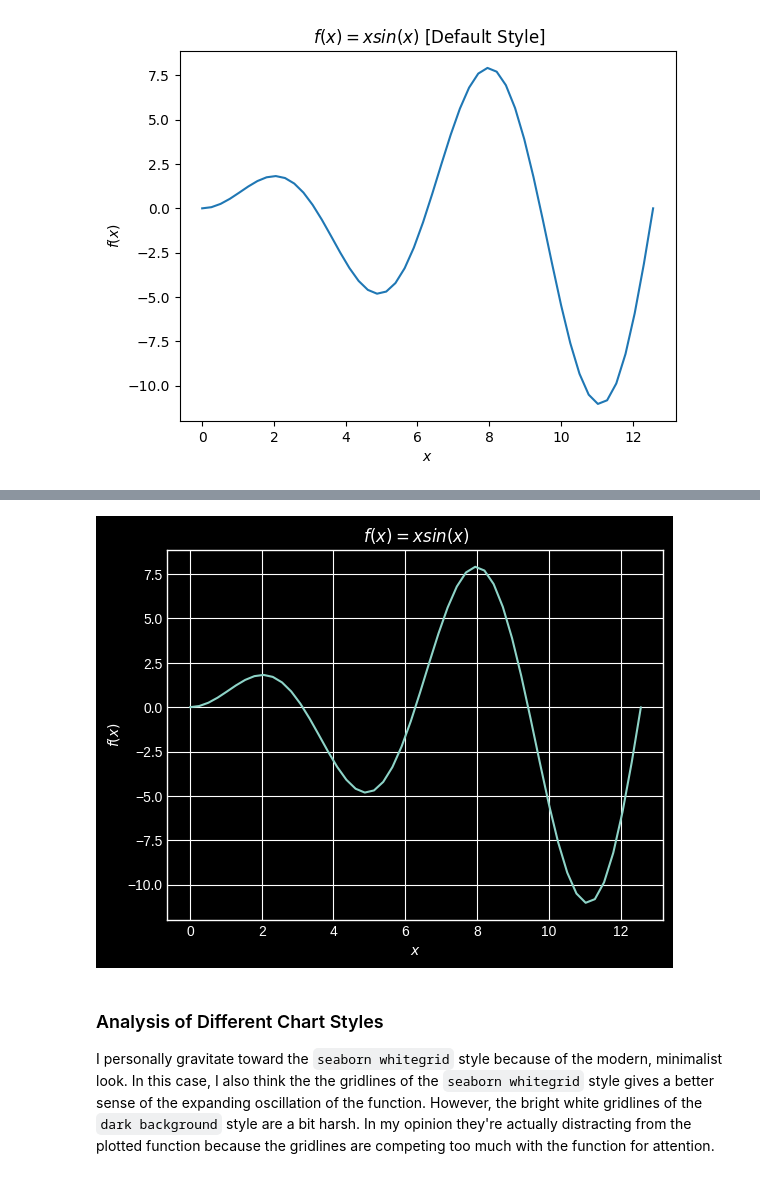
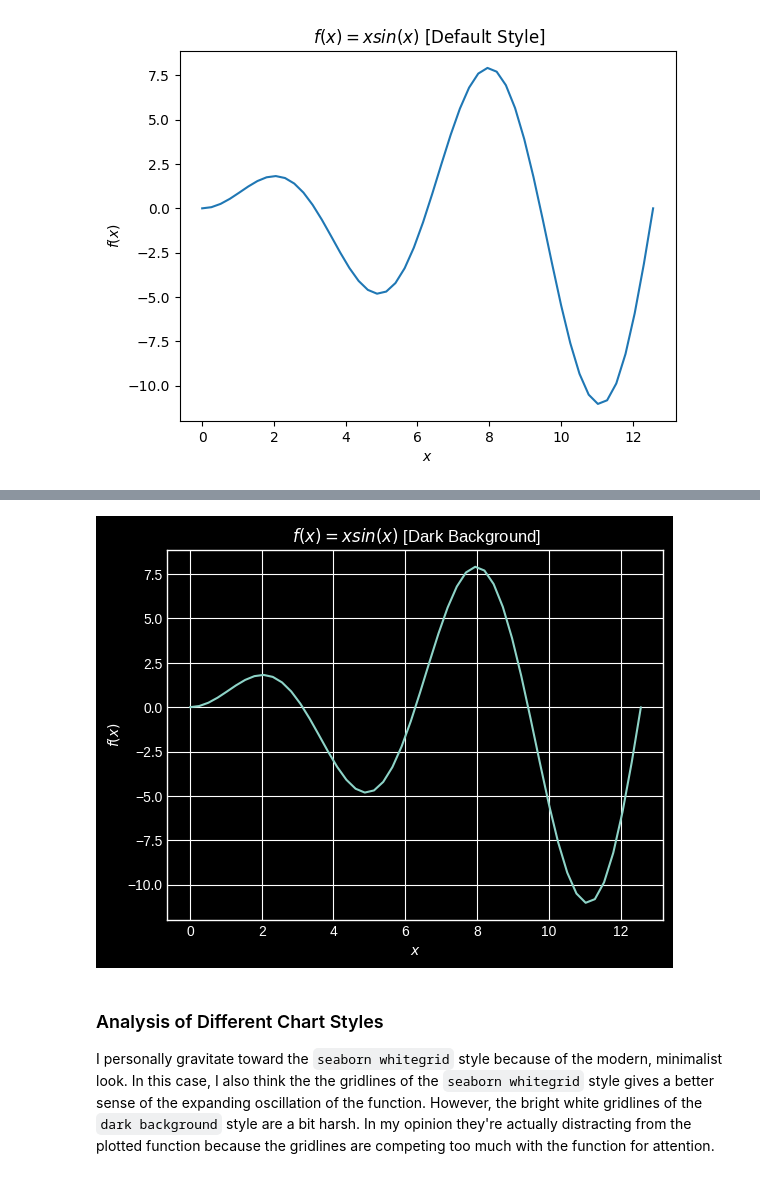
Before and after one commit to kjdatamc/Data110, a Jupyter notebook: KHatton_week3_data110_assignment.ipynb, the cells around one changed output, grey strips where cells are left out. Saved outputs shown, nothing was run; the diff lists cells and outputs as text; code cells hidden in the pictures.

```diff
--- a/KHatton_week3_data110_assignment.ipynb
+++ b/KHatton_week3_data110_assignment.ipynb
@@ -366,20 +366,20 @@ plt.show()
 # %%
 #dark background
 plt.style.use('dark_background')
 x_8=np.linspace(0,4*np.pi)
 
 f_8=x_8*np.sin(x_8)
 plt.plot(x_8,f_8)
 
 plt.xlabel('$x$')
 plt.ylabel('$f(x)$')
-plt.title(" $f(x) = x sin(x)$ ")
+plt.title(" $f(x) = x sin(x)$ [Dark Background] ")
 
 plt.axis('tight')
 
 plt.show()
 # %% [output]
-[figure, old version]
+[figure, new version]
 # %% [markdown]
 ### Analysis of Different Chart Styles
 
```
Also changed, not shown: parts of 10 cells of this notebook.
